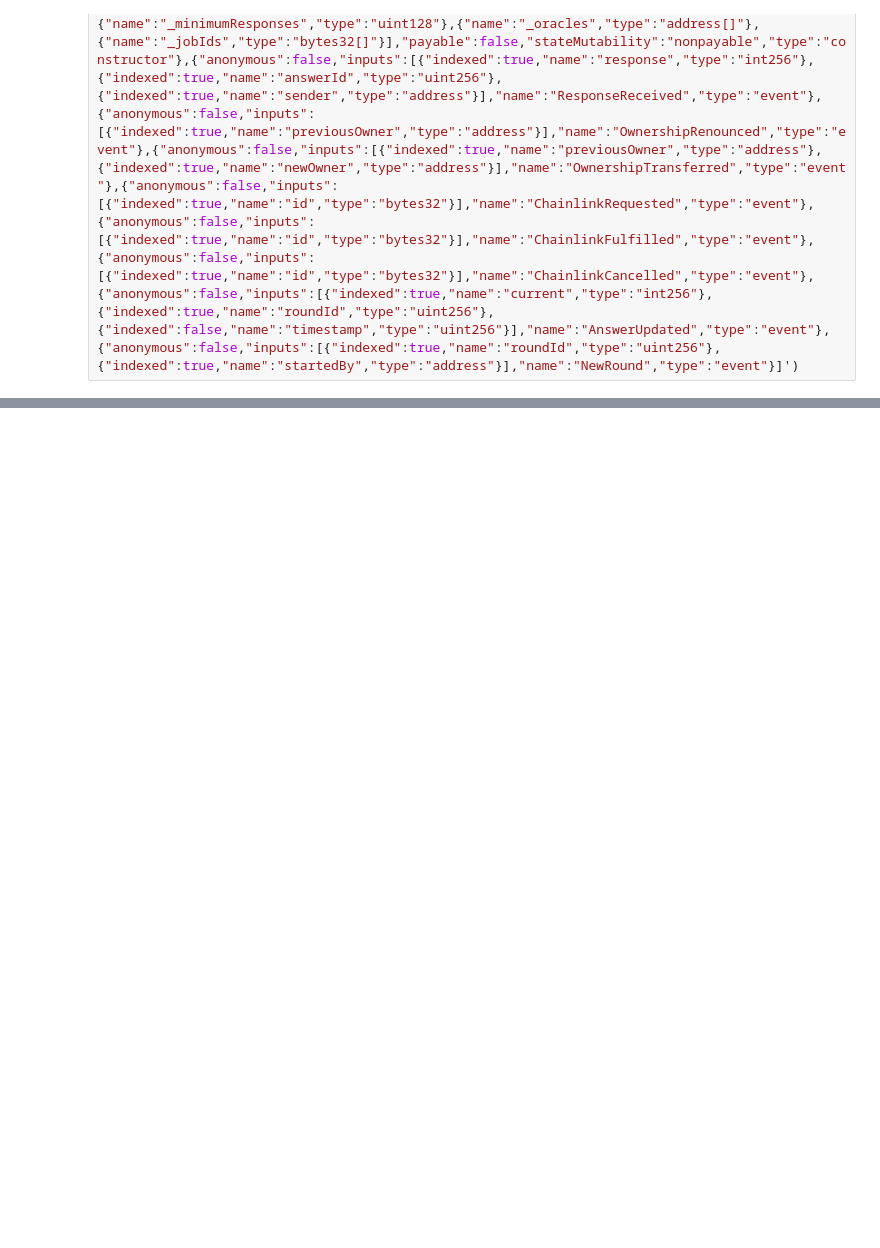
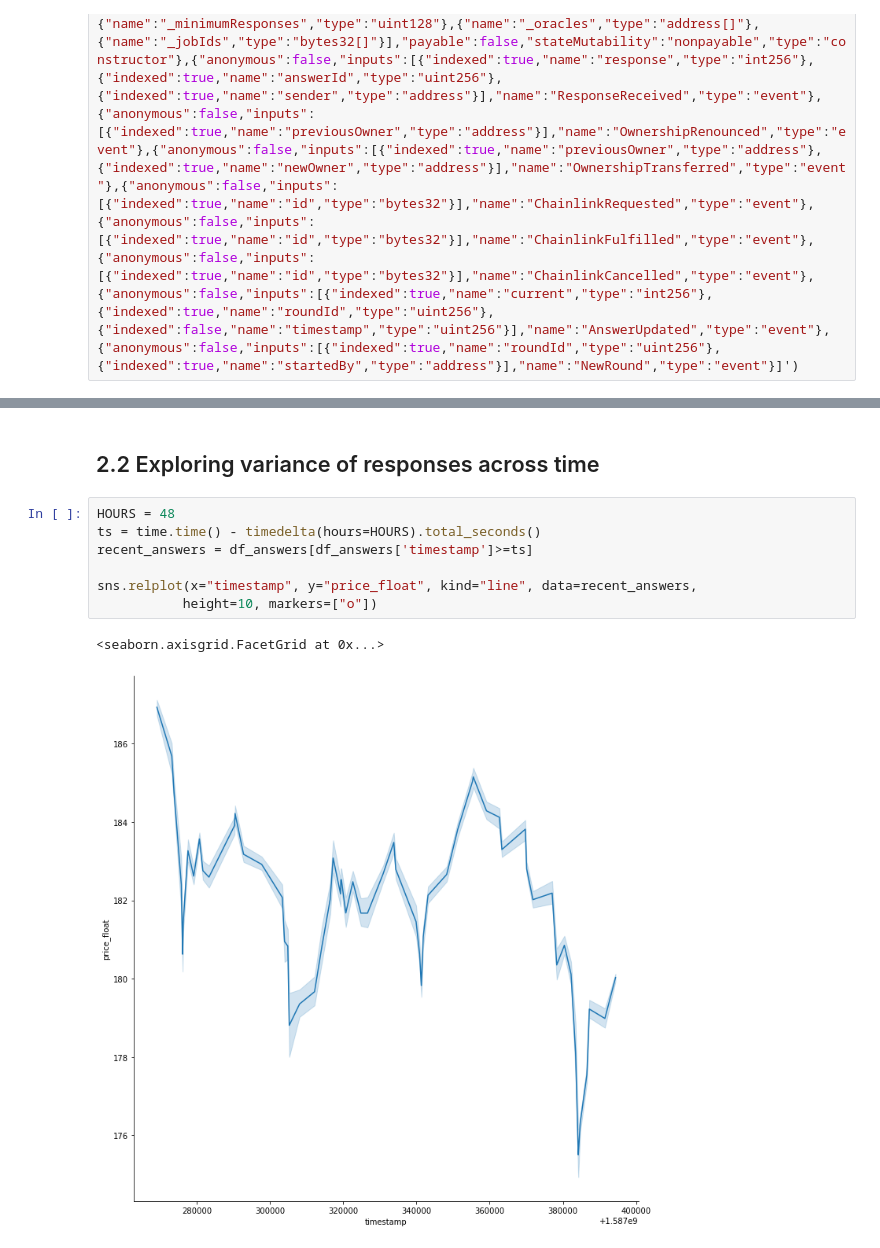
Before and after one commit to sassmilic/chainlink-price-contract-analysis, a Jupyter notebook: chainlink price feed analysis.ipynb, the cells around one changed output, grey strips where cells are left out. Drawn from its saved outputs; the diff is of its cells as text; blank space fills up the shorter version.

```diff
--- a/chainlink price feed analysis.ipynb
+++ b/chainlink price feed analysis.ipynb
@@ -117,0 +186,12 @@ TypeError: dirname() missing 1 required positional argument: 'p'
+# %% [markdown]
+## 2.2 Exploring variance of responses across time
+# %%
+HOURS = 48
+ts = time.time() - timedelta(hours=HOURS).total_seconds()
+recent_answers = df_answers[df_answers['timestamp']>=ts]
+
+sns.relplot(x="timestamp", y="price_float", kind="line", data=recent_answers,
+           height=10, markers=["o"])
+# %% [output]
+<seaborn.axisgrid.FacetGrid at 0x...>
+[figure, added]
```
Also changed, not shown: parts of 36 cells of this notebook.
